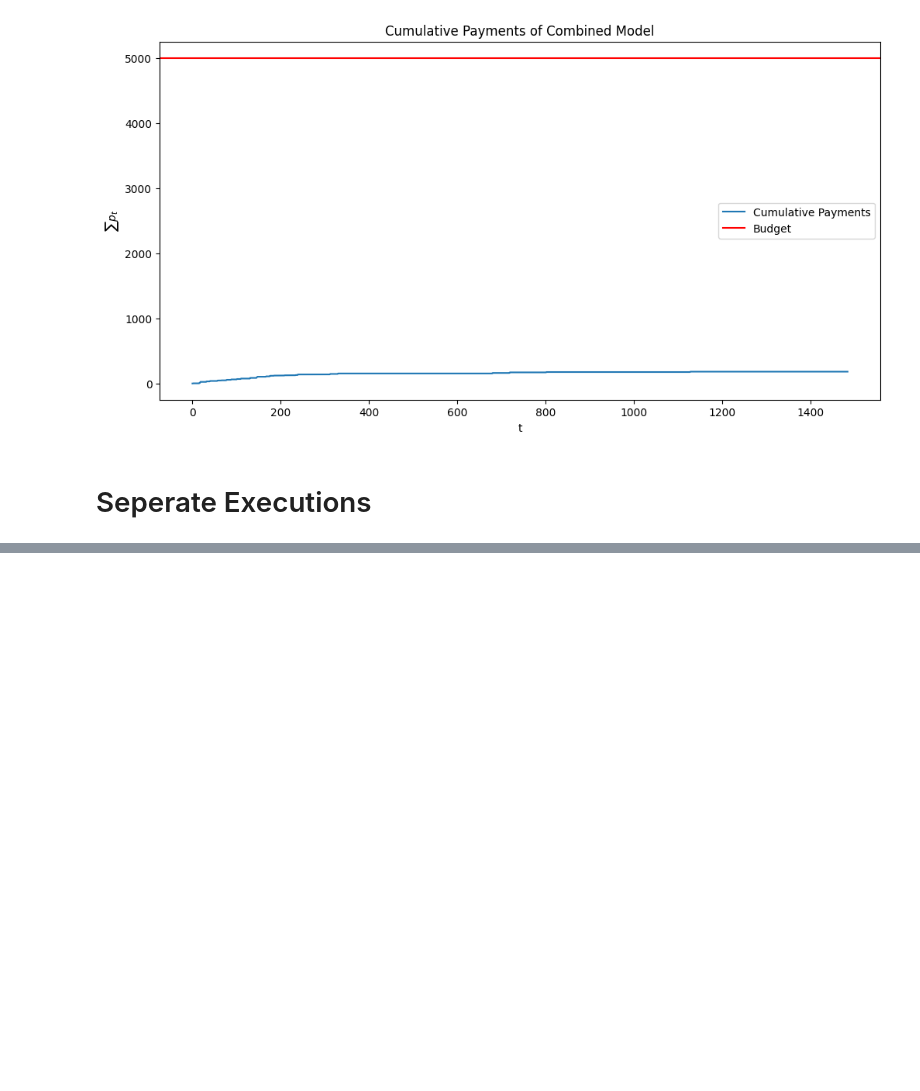
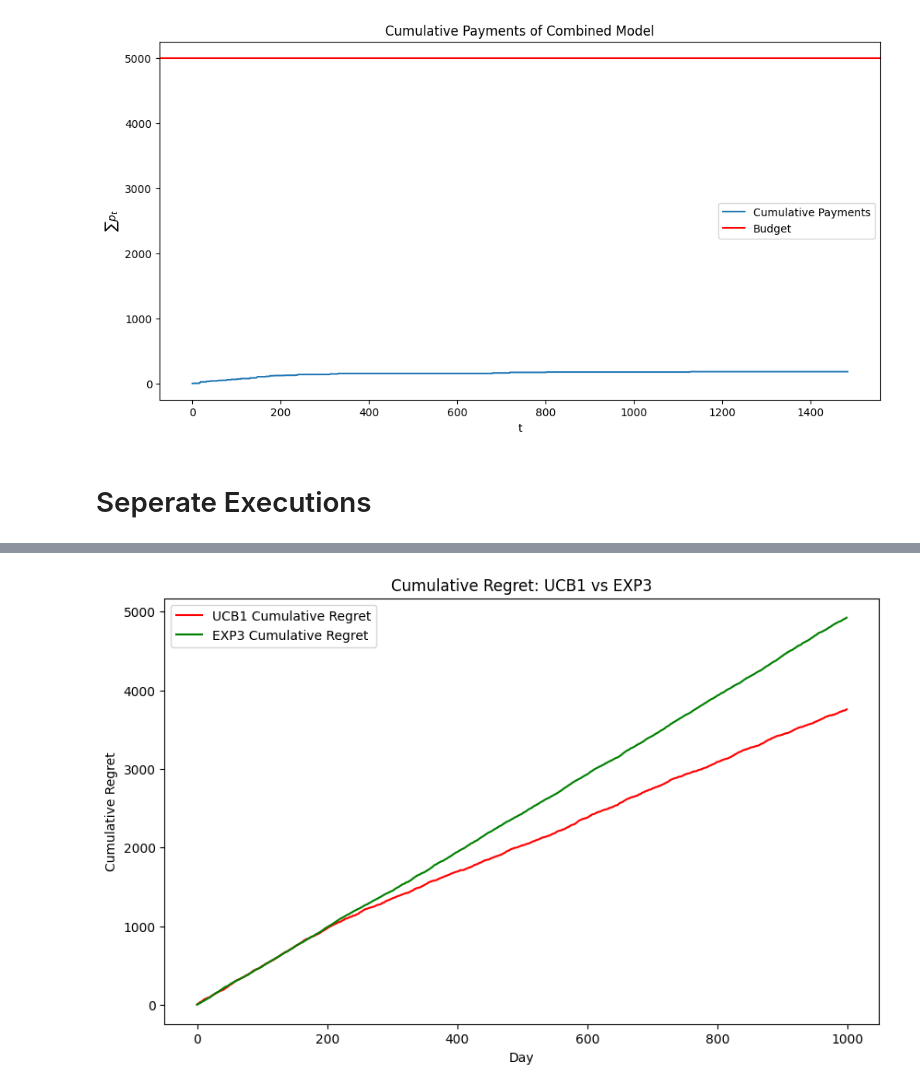
Before and after one commit to claudioarione/OnlineLearningApplications, a Jupyter notebook: requirement_2.ipynb, the cells around one changed output, grey strips where cells are left out. Saved outputs shown, nothing was run; the diff lists cells and outputs as text; code cells hidden in the pictures; blank space fills up the shorter version.

```diff
--- a/requirement_2.ipynb
+++ b/requirement_2.ipynb
@@ -457,0 +419,11 @@ Day 3365,
+# %%
+plt.figure(figsize=(10, 6))
+plt.plot(range(NUM_DAYS), ucb_regrets, label='UCB1 Cumulative Regret', color='red')
+plt.plot(range(NUM_DAYS), exp3_regrets, label='EXP3 Cumulative Regret', color='green')
+plt.xlabel('Day')
+plt.ylabel('Cumulative Regret')
+plt.title('Cumulative Regret: UCB1 vs EXP3')
+plt.legend()
+plt.show()
+# %% [output]
+[figure, added]
```
Also changed, not shown: parts of 12 cells of this notebook.
